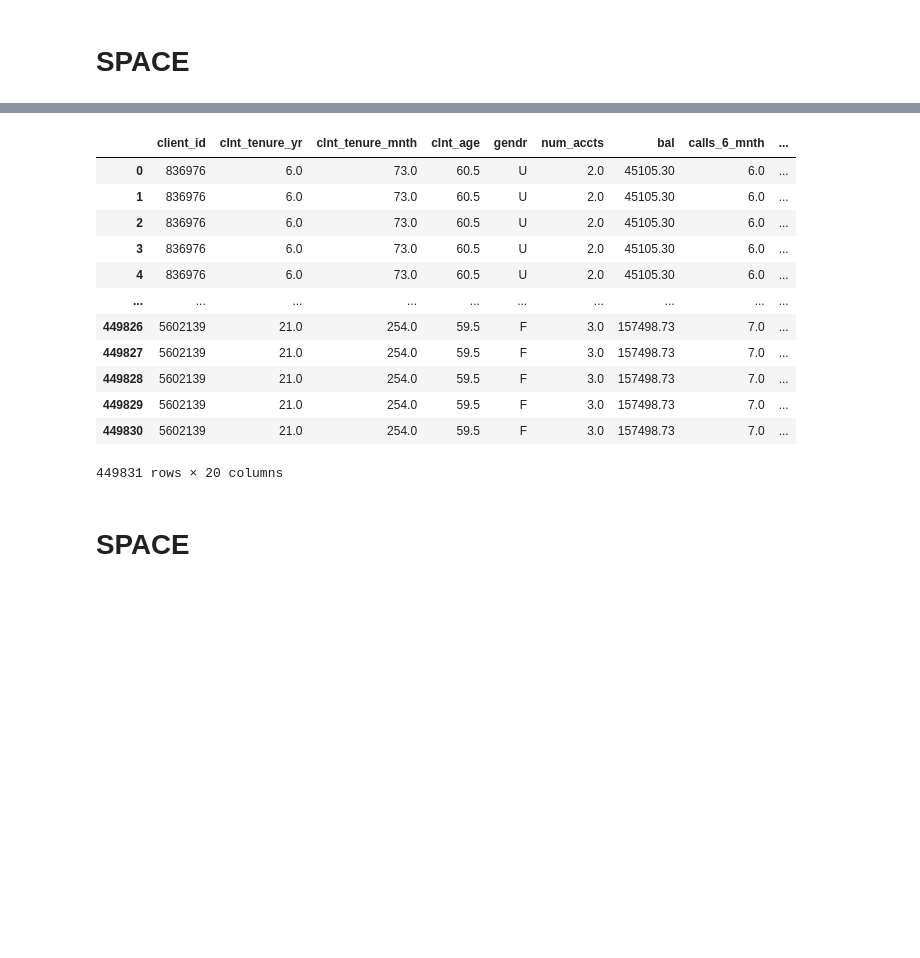
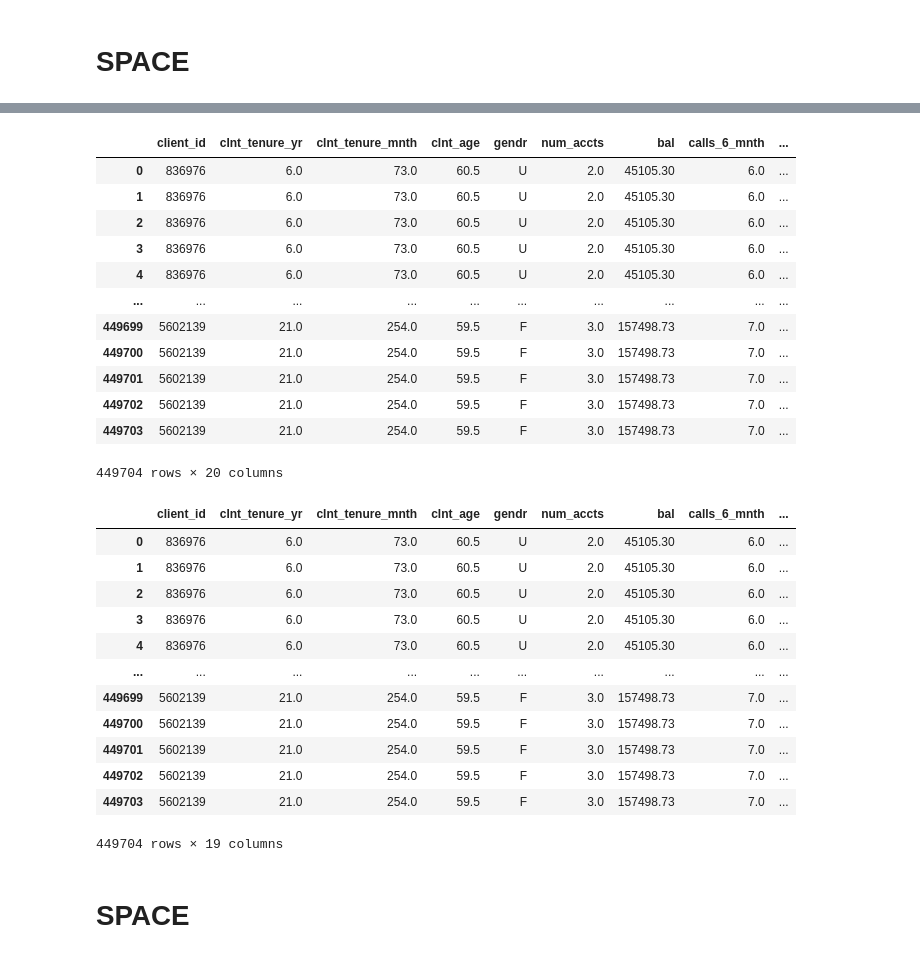
Before and after one commit to Josepdmo/PROJECT2, a Jupyter notebook: EXPLORATORY.ipynb, the cells around one changed output, grey strips where cells are left out. Cells and saved outputs as stored; diff of their text form; code cells hidden in the pictures; blank space fills up the shorter version.

```diff
--- a/EXPLORATORY.ipynb
+++ b/EXPLORATORY.ipynb
@@ -301,8 +202,4 @@ new_df
 # %%
-#Dalreen
-#Convert date_time to datetime:
-new_df['date_time'] = pd.to_datetime(new_df['date_time'])
-
 #Extract hours, minutes, and seconds:
 new_df['hours'] = new_df['date_time'].dt.hour
 new_df['minutes'] = new_df['date_time'].dt.minute
@@ -338,18 +235,29 @@ display(new_df)
 | 3 | 836976 | 6.0 | 73.0 | 60.5 | U | 2.0 | 45105.30 | 6.0 | ... |
 | 4 | 836976 | 6.0 | 73.0 | 60.5 | U | 2.0 | 45105.30 | 6.0 | ... |
 | ... | ... | ... | ... | ... | ... | ... | ... | ... | ... |
-| 449826 | 5602139 | 21.0 | 254.0 | 59.5 | F | 3.0 | 157498.73 | 7.0 | ... |
-| 449827 | 5602139 | 21.0 | 254.0 | 59.5 | F | 3.0 | 157498.73 | 7.0 | ... |
-| 449828 | 5602139 | 21.0 | 254.0 | 59.5 | F | 3.0 | 157498.73 | 7.0 | ... |
-| 449829 | 5602139 | 21.0 | 254.0 | 59.5 | F | 3.0 | 157498.73 | 7.0 | ... |
-| 449830 | 5602139 | 21.0 | 254.0 | 59.5 | F | 3.0 | 157498.73 | 7.0 | ... |
+| 449699 | 5602139 | 21.0 | 254.0 | 59.5 | F | 3.0 | 157498.73 | 7.0 | ... |
+| 449700 | 5602139 | 21.0 | 254.0 | 59.5 | F | 3.0 | 157498.73 | 7.0 | ... |
+| 449701 | 5602139 | 21.0 | 254.0 | 59.5 | F | 3.0 | 157498.73 | 7.0 | ... |
+| 449702 | 5602139 | 21.0 | 254.0 | 59.5 | F | 3.0 | 157498.73 | 7.0 | ... |
+| 449703 | 5602139 | 21.0 | 254.0 | 59.5 | F | 3.0 | 157498.73 | 7.0 | ... |
-449831 rows × 20 columns
+449704 rows × 20 columns
-# %%
-new_df["date_time"]= new_df["date_time"].astype(str)
-new_df
-# %%
-new_df["time"]= new_df["date_time"].str[1]
-new_df
+# %%
+new_df.drop(columns='date_time', inplace=True)
+new_df
+# %% [output]
+|  | client_id | clnt_tenure_yr | clnt_tenure_mnth | clnt_age | gendr | num_accts | bal | calls_6_mnth | ... |
+| 0 | 836976 | 6.0 | 73.0 | 60.5 | U | 2.0 | 45105.30 | 6.0 | ... |
+| 1 | 836976 | 6.0 | 73.0 | 60.5 | U | 2.0 | 45105.30 | 6.0 | ... |
+| 2 | 836976 | 6.0 | 73.0 | 60.5 | U | 2.0 | 45105.30 | 6.0 | ... |
+| 3 | 836976 | 6.0 | 73.0 | 60.5 | U | 2.0 | 45105.30 | 6.0 | ... |
+| 4 | 836976 | 6.0 | 73.0 | 60.5 | U | 2.0 | 45105.30 | 6.0 | ... |
+| ... | ... | ... | ... | ... | ... | ... | ... | ... | ... |
+| 449699 | 5602139 | 21.0 | 254.0 | 59.5 | F | 3.0 | 157498.73 | 7.0 | ... |
+| 449700 | 5602139 | 21.0 | 254.0 | 59.5 | F | 3.0 | 157498.73 | 7.0 | ... |
+| 449701 | 5602139 | 21.0 | 254.0 | 59.5 | F | 3.0 | 157498.73 | 7.0 | ... |
+| 449702 | 5602139 | 21.0 | 254.0 | 59.5 | F | 3.0 | 157498.73 | 7.0 | ... |
+| 449703 | 5602139 | 21.0 | 254.0 | 59.5 | F | 3.0 | 157498.73 | 7.0 | ... |
+449704 rows × 19 columns
 # %%
 clnt_age_freq_steps = new_df.groupby("clnt_age")["process_step"].count().sort_values(ascending = False)
 clnt_age_freq_steps
```
Also changed, not shown: parts of 16 cells of this notebook.
